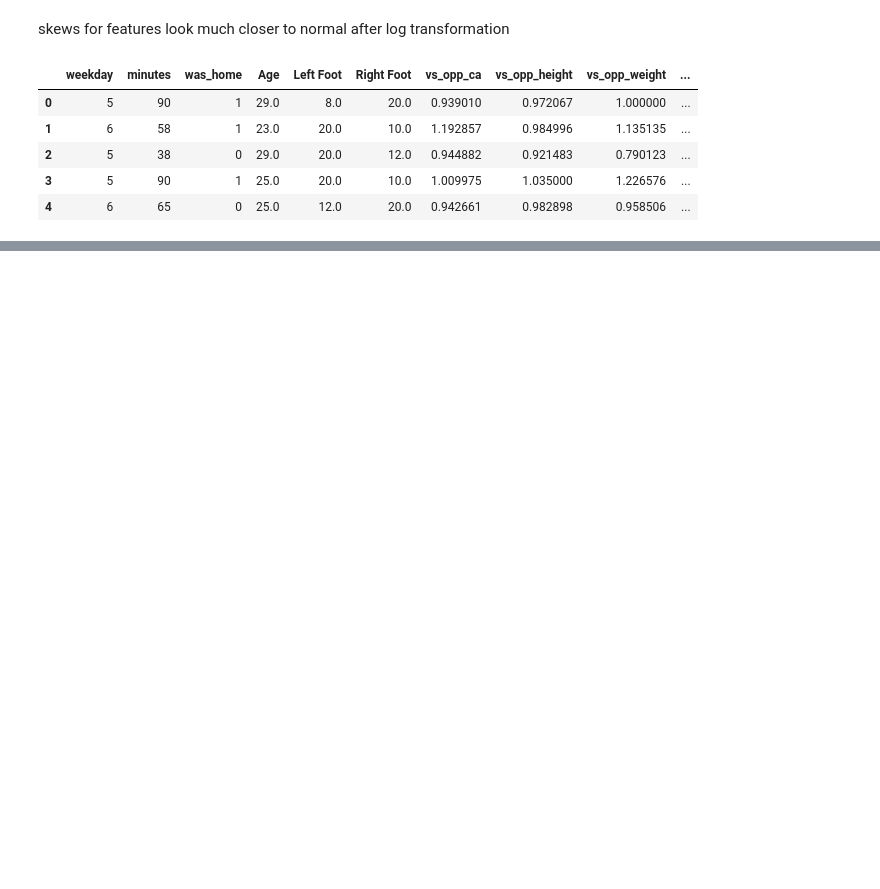
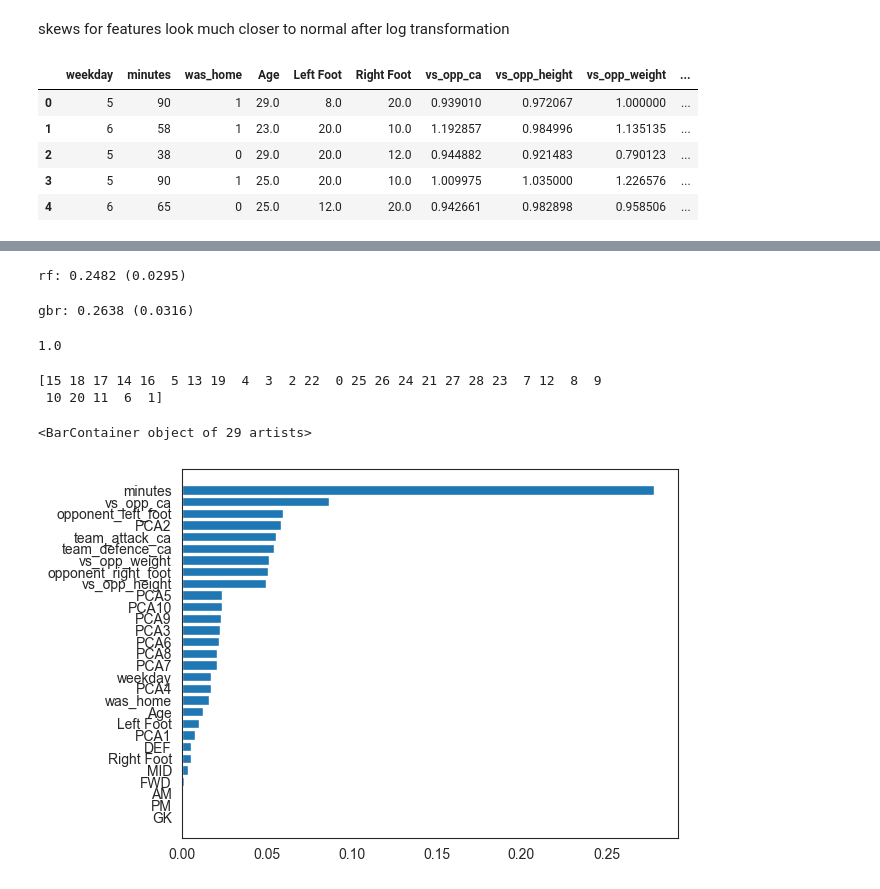
Before and after one commit to Willyiam723/fpl, a Jupyter notebook: main.ipynb, the cells around one changed output, grey strips where cells are left out. Drawn from its saved outputs; the diff is of its cells as text; code cells hidden in the pictures; blank space fills up the shorter version.

```diff
--- a/main.ipynb
+++ b/main.ipynb
@@ -1044,0 +1176,4 @@ all_features.head()
+# %%
+X_train = all_features.iloc[:len(y_train), :]
+X_test = all_features.iloc[len(y_train):, :]
+X_train.shape, y_train.shape, X_test.shape
@@ -1044,0 +1337,29 @@ all_features.head()
+# %%
+score = cv_r2(rf)
+print("rf: {:.4f} ({:.4f})".format(score.mean(), score.std()))
+scores['rf'] = (score.mean(), score.std())
+# %% [output]
+rf: 0.2482 (0.0295)
+# %%
+score = cv_r2(gbr)
+print("gbr: {:.4f} ({:.4f})".format(score.mean(), score.std()))
+scores['gbr'] = (score.mean(), score.std())
+# %% [output]
+gbr: 0.2638 (0.0316)
+# %%
+rf_model_full_data = rf.fit(X_train, y_train_transform)
+# %%
+print(rf.feature_importances_.sum())
+# %% [output]
+1.0
+# %%
+importance_indx = rf.feature_importances_.argsort()
+print(importance_indx)
+# %% [output]
+[15 18 17 14 16  5 13 19  4  3  2 22  0 25 26 24 21 27 28 23  7 12  8  9
+ 10 20 11  6  1]
+# %%
+plt.barh(all_features.columns[importance_indx], rf.feature_importances_[importance_indx])
+# %% [output]
+<BarContainer object of 29 artists>
+[figure, added]
```
Also changed, not shown: parts of 37 cells of this notebook.
